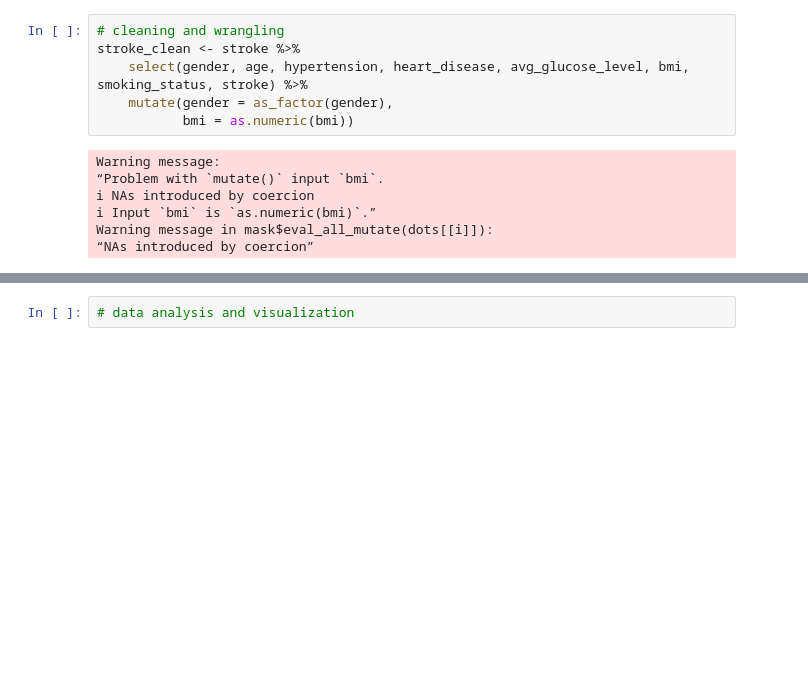
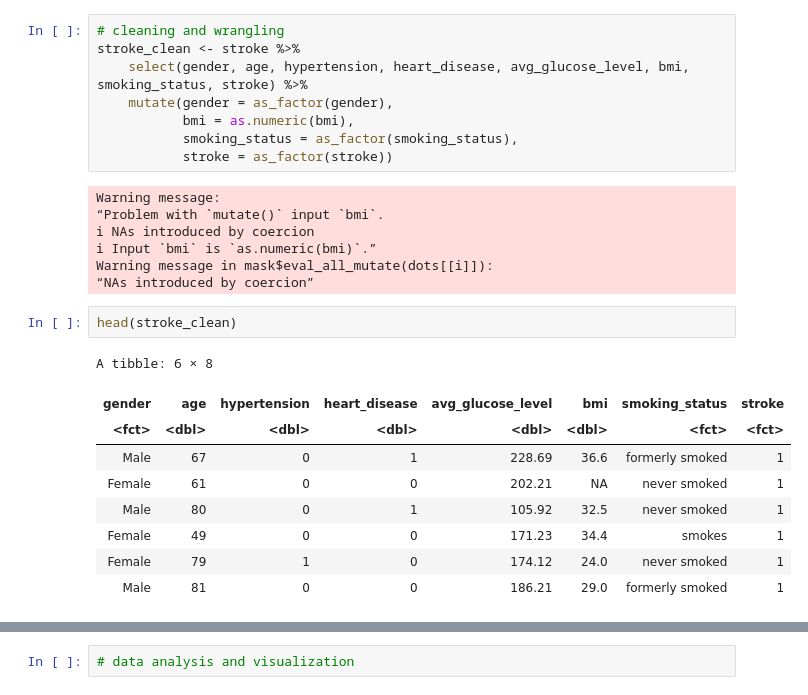
Before and after one commit to Gaelhpalmer/dsci-100-project, a Jupyter notebook: project_proposal.ipynb, the cells around one changed output, grey strips where cells are left out. Saved outputs shown, nothing was run; the diff lists cells and outputs as text; blank space fills up the shorter version.

```diff
--- a/project_proposal.ipynb
+++ b/project_proposal.ipynb
@@ -66,7 +66,9 @@ cols(
 stroke_clean <- stroke %>%
     select(gender, age, hypertension, heart_disease, avg_glucose_level, bmi, smoking_status, stroke) %>%
     mutate(gender = as_factor(gender),
-           bmi = as.numeric(bmi))
+           bmi = as.numeric(bmi),
+           smoking_status = as_factor(smoking_status),
+           stroke = as_factor(stroke))
 # %% [output]
 Warning message:
 “Problem with `mutate()` input `bmi`.
@@ -74,3 +76,15 @@ Warning message:
 ℹ Input `bmi` is `as.numeric(bmi)`.”
 Warning message in mask$eval_all_mutate(dots[[i]]):
 “NAs introduced by coercion”
+# %%
+head(stroke_clean)
+# %% [output]
+A tibble: 6 × 8
+| gender | age | hypertension | heart_disease | avg_glucose_level | bmi | smoking_status | stroke |
+| <fct> | <dbl> | <dbl> | <dbl> | <dbl> | <dbl> | <fct> | <fct> |
+| Male | 67 | 0 | 1 | 228.69 | 36.6 | formerly smoked | 1 |
+| Female | 61 | 0 | 0 | 202.21 | NA | never smoked | 1 |
+| Male | 80 | 0 | 1 | 105.92 | 32.5 | never smoked | 1 |
+| Female | 49 | 0 | 0 | 171.23 | 34.4 | smokes | 1 |
+| Female | 79 | 1 | 0 | 174.12 | 24.0 | never smoked | 1 |
+| Male | 81 | 0 | 0 | 186.21 | 29.0 | formerly smoked | 1 |
```
Also changed, not shown: parts of 8 cells of this notebook.
